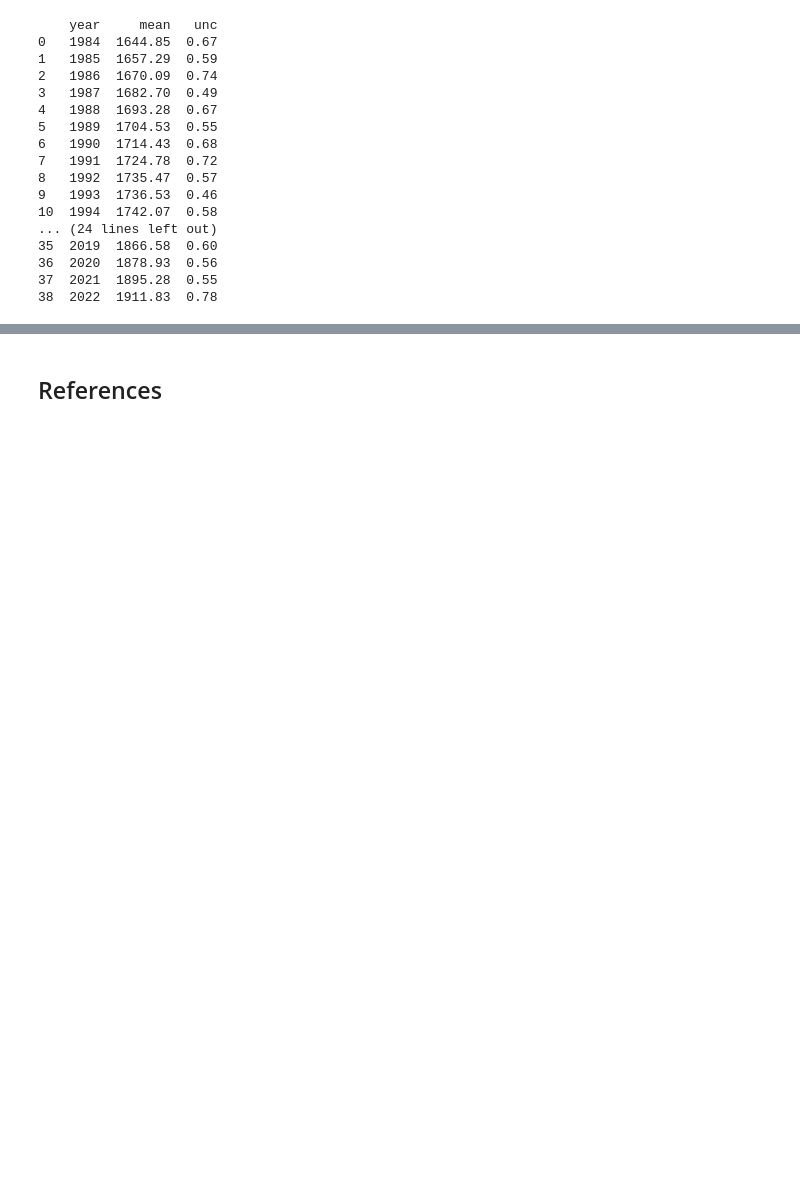
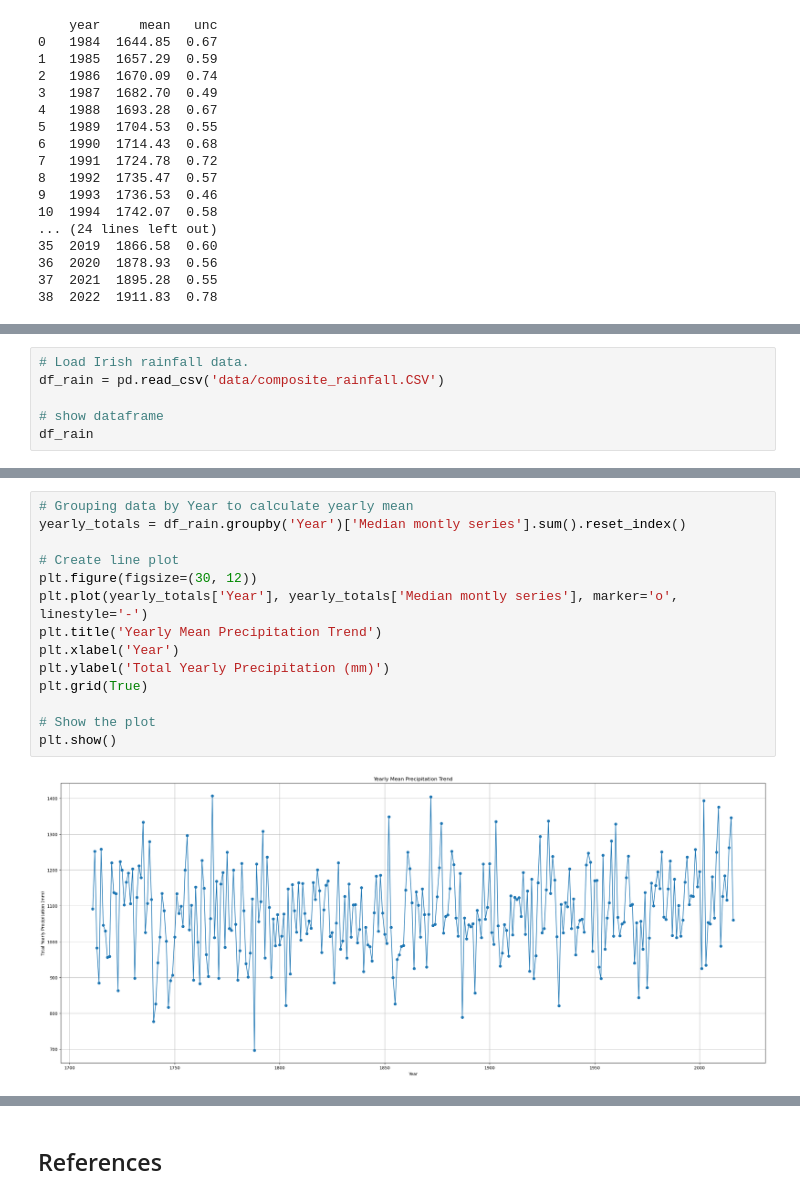
Before and after one commit to Danny-MCD/PfDA_Project2, a Jupyter notebook: Climate_Data_Analysis.ipynb, the cells around one changed output, grey strips where cells are left out. Cells and saved outputs as stored; diff of their text form; blank space fills up the shorter version.

Commit message:
Rainfall data added and analysed

```diff
--- a/Climate_Data_Analysis.ipynb
+++ b/Climate_Data_Analysis.ipynb
@@ -266,0 +287,6 @@ FileNotFoundError: [Errno 2] No such file or directory: 'EDC_CH4.txt'
+# %%
+# Load Irish rainfall data.
+df_rain = pd.read_csv('data/composite_rainfall.CSV')
+
+# show dataframe
+df_rain
@@ -266,0 +307,16 @@ FileNotFoundError: [Errno 2] No such file or directory: 'EDC_CH4.txt'
+# %%
+# Grouping data by Year to calculate yearly mean
+yearly_totals = df_rain.groupby('Year')['Median montly series'].sum().reset_index()
+
+# Create line plot
+plt.figure(figsize=(30, 12))
+plt.plot(yearly_totals['Year'], yearly_totals['Median montly series'], marker='o', linestyle='-')
+plt.title('Yearly Mean Precipitation Trend')
+plt.xlabel('Year')
+plt.ylabel('Total Yearly Precipitation (mm)')
+plt.grid(True)
+
+# Show the plot
+plt.show()
+# %% [output]
+[figure, added]
```
Also changed, not shown: parts of 8 cells of this notebook, 2 other files.
